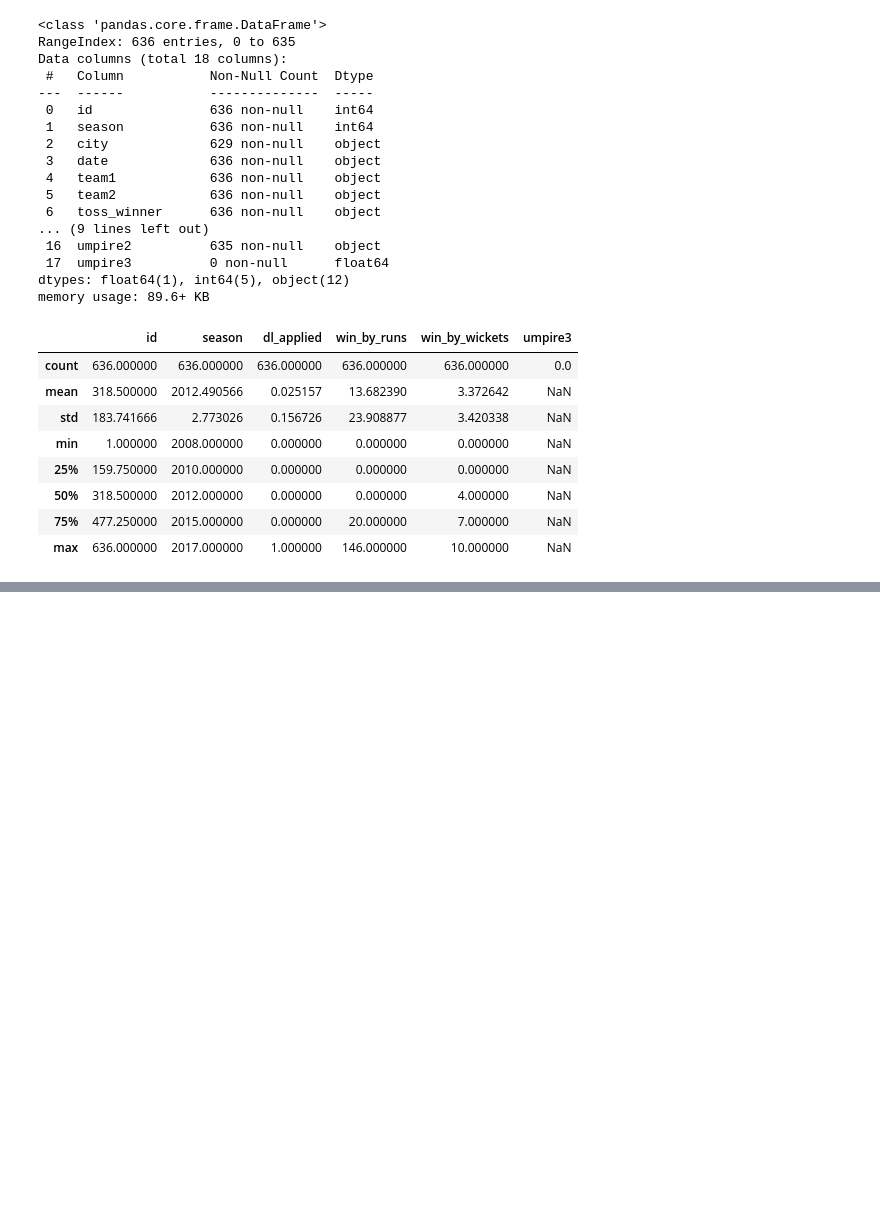
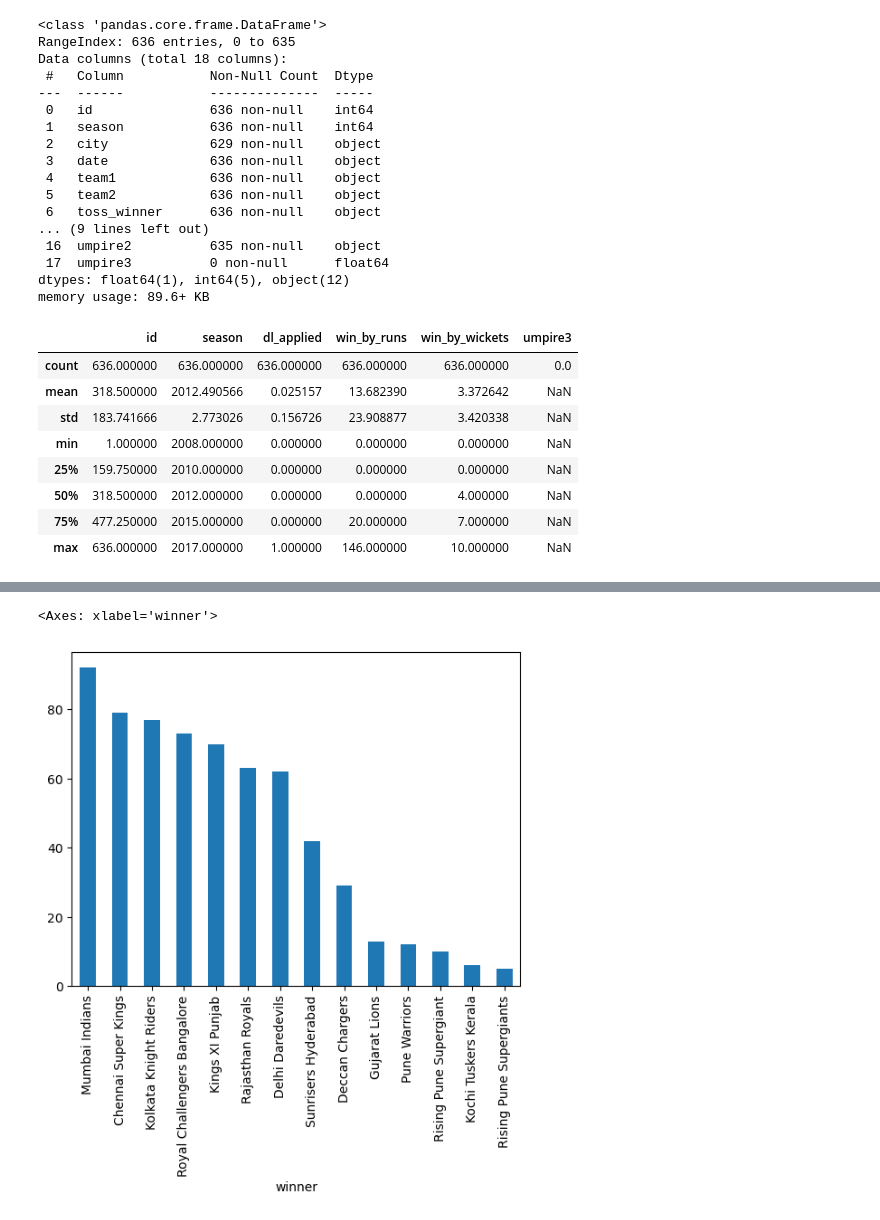
Before and after one commit to nirdesho6o/Machine-Learning-Journey, a Jupyter notebook: Pandas/pandas.ipynb, the cells around one changed output, grey strips where cells are left out. Saved outputs shown, nothing was run; the diff lists cells and outputs as text; code cells hidden in the pictures; blank space fills up the shorter version.

```diff
--- a/Pandas/pandas.ipynb
+++ b/Pandas/pandas.ipynb
@@ -91,0 +242,5 @@ data.describe() #only works on numerical columns
+# %%
+data['winner'].value_counts().plot(kind='bar')
+# %% [output]
+<Axes: xlabel='winner'>
+[figure, added]
```
Also changed, not shown: parts of 24 cells of this notebook, 1 other file.
